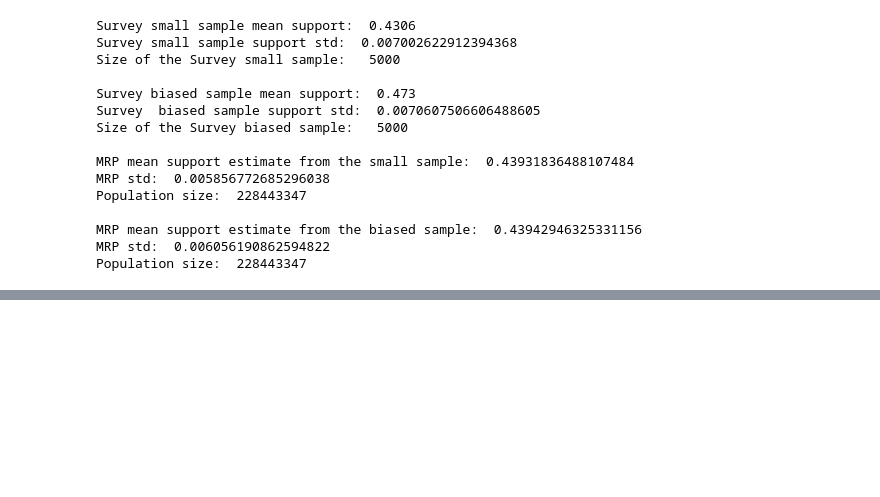
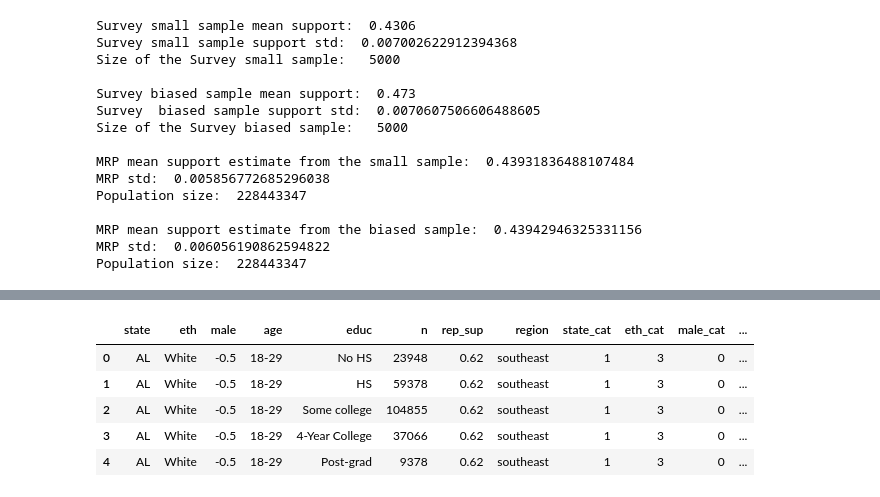
Before and after one commit to JakubReha/misterP, a Jupyter notebook: model.ipynb, the cells around one changed output, grey strips where cells are left out. Cells and saved outputs as stored; diff of their text form; code cells hidden in the pictures; blank space fills up the shorter version.

```diff
--- a/model.ipynb
+++ b/model.ipynb
@@ -646,0 +692,15 @@ Population size:  228443347
+# %%
+post_n = pd.read_csv("Data/poststrat_df.csv")
+categories = ["state", "eth", "male", "age", "educ","region"]
+post_n = post_n.merge(states, left_on = "state", right_on = "states")
+post_n.drop('states', inplace=True, axis=1)
+for category in categories:
+    post_n[category+"_cat"] = post_n[category].astype('category').cat.codes
+post_n.head()
+# %% [output]
+|  | state | eth | male | age | educ | n | rep_sup | region | state_cat | eth_cat | male_cat | ... |
+| 0 | AL | White | -0.5 | 18-29 | No HS | 23948 | 0.62 | southeast | 1 | 3 | 0 | ... |
+| 1 | AL | White | -0.5 | 18-29 | HS | 59378 | 0.62 | southeast | 1 | 3 | 0 | ... |
+| 2 | AL | White | -0.5 | 18-29 | Some college | 104855 | 0.62 | southeast | 1 | 3 | 0 | ... |
+| 3 | AL | White | -0.5 | 18-29 | 4-Year College | 37066 | 0.62 | southeast | 1 | 3 | 0 | ... |
+| 4 | AL | White | -0.5 | 18-29 | Post-grad | 9378 | 0.62 | southeast | 1 | 3 | 0 | ... |
```
Also changed, not shown: parts of 15 cells of this notebook, 4 other files.
